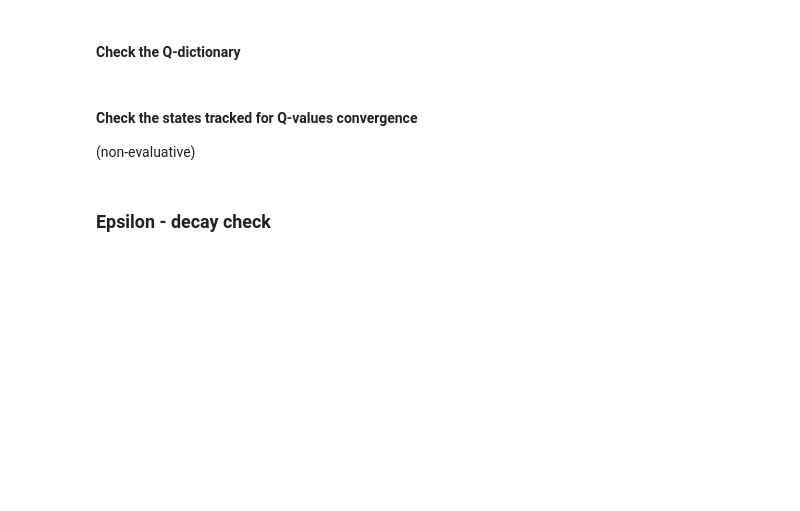
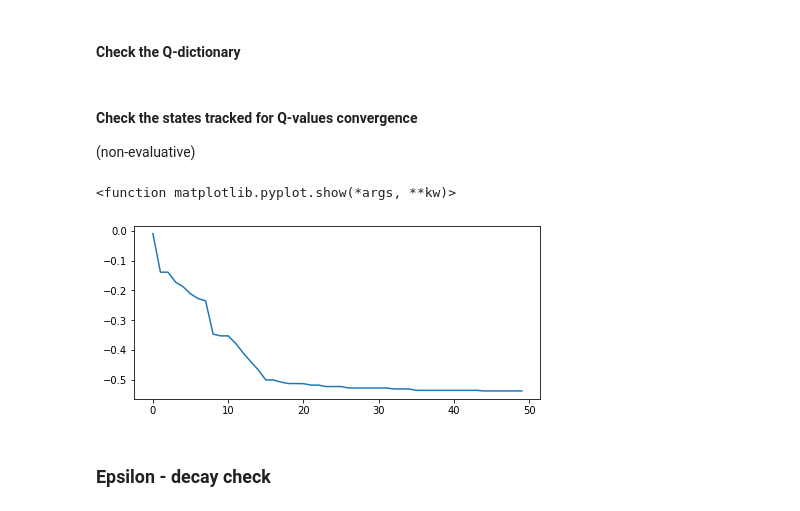
Before and after one commit to iamshivprasad/MachineLearning, a Jupyter notebook: TicTacToe Assignment/TicTacToe_Agent+(1).ipynb, the cells around one changed output. Drawn from its saved outputs; the diff is of its cells as text; code cells hidden in the pictures; blank space fills up the shorter version.

```diff
--- a/TicTacToe Assignment/TicTacToe_Agent+(1).ipynb
+++ b/TicTacToe Assignment/TicTacToe_Agent+(1).ipynb
@@ -212,47 +237,52 @@ Q_dict.values()
 
 # plt.figure(0, figsize=(16,7))
 
 # x_axis = np.asarray(range(0, len(States_track['x-4-5-3-8-x-x-x-x'][(5, 4)])))
 # plt.subplot(221)
 # plt.plot(x_axis,np.asarray(States_track['x-4-5-3-8-x-x-x-x'][(5, 4)]))
 # plt.show
 
 # x_axis = np.asarray(range(0, len(States_track['x-4-5-3-8-x-x-x-x'][(0, 6)])))
 # plt.subplot(222)
 # plt.plot(x_axis,np.asarray(States_track['x-4-5-3-8-x-x-x-x'][(0, 6)]))
 # plt.show
 
 # x_axis = np.asarray(range(0, len(States_track['x-x-5-2-8-x-x-3-9'][(5, 5)])))
 # plt.subplot(223)
 # plt.plot(x_axis,np.asarray(States_track['x-x-5-2-8-x-x-3-9'][(5, 5)]))
 # plt.show
 
 # x_axis = np.asarray(range(0, len(States_track['x-x-5-2-8-x-x-3-9'][(6, 1)])))
 # plt.subplot(224)
 # plt.plot(x_axis,np.asarray(States_track['x-x-5-2-8-x-x-3-9'][(6, 1)]))
 # plt.show
 
+
+
 plt.figure(0, figsize=(16,7))
 
-x_axis = np.asarray(range(0, len(States_track['x-x-x-x-x-x-x-x-x'][(5, 1)])))
+x_axis = np.asarray(range(0, len(States_track['6-x-1-x-x-x-x-x-x'][(5, 5)])))
 plt.subplot(221)
-plt.plot(x_axis,np.asarray(States_track['x-x-x-x-x-x-x-x-x'][(5, 1)]))
+plt.plot(x_axis,np.asarray(States_track['6-x-1-x-x-x-x-x-x'][(5, 5)]))
 plt.show
 
-x_axis = np.asarray(range(0, len(States_track['x-x-x-x-x-x-x-x-x'][(0, 6)])))
-plt.subplot(222)
-plt.plot(x_axis,np.asarray(States_track['x-x-x-x-x-x-x-x-x'][(0, 6)]))
-plt.show
+# x_axis = np.asarray(range(0, len(States_track['6-x-1-x-x-x-x-x-x'][(5, 5)])))
+# plt.subplot(222)
+# plt.plot(x_axis,np.asarray(States_track['6-x-1-x-x-x-x-x-x'][(5, 5)]))
+# plt.show
 
-x_axis = np.asarray(range(0, len(States_track['x-x-x-x-x-x-x-x-x'][(5, 5)])))
-plt.subplot(223)
-plt.plot(x_axis,np.asarray(States_track['x-x-x-x-x-x-x-x-x'][(5, 5)]))
-plt.show
+# x_axis = np.asarray(range(0, len(States_track['x-x-x-x-x-x-x-x-x'][(5, 5)])))
+# plt.subplot(223)
+# plt.plot(x_axis,np.asarray(States_track['x-x-x-x-x-x-x-x-x'][(5, 5)]))
+# plt.show
 
-x_axis = np.asarray(range(0, len(States_track['x-x-x-x-x-x-x-x-x'][(6, 1)])))
-plt.subplot(224)
-plt.plot(x_axis,np.asarray(States_track['x-x-x-x-x-x-x-x-x'][(6, 1)]))
-plt.show
+# x_axis = np.asarray(range(0, len(States_track['x-x-x-x-x-x-x-x-x'][(6, 1)])))
+# plt.subplot(224)
+# plt.plot(x_axis,np.asarray(States_track['x-x-x-x-x-x-x-x-x'][(6, 1)]))
+# plt.show
+# %% [output]
+<function matplotlib.pyplot.show(*args, **kw)>
+[figure, added]
 # %% [markdown]
 ### Epsilon - decay check
 # %%
```
Also changed, not shown: parts of 9 cells of this notebook, 2 other files.
